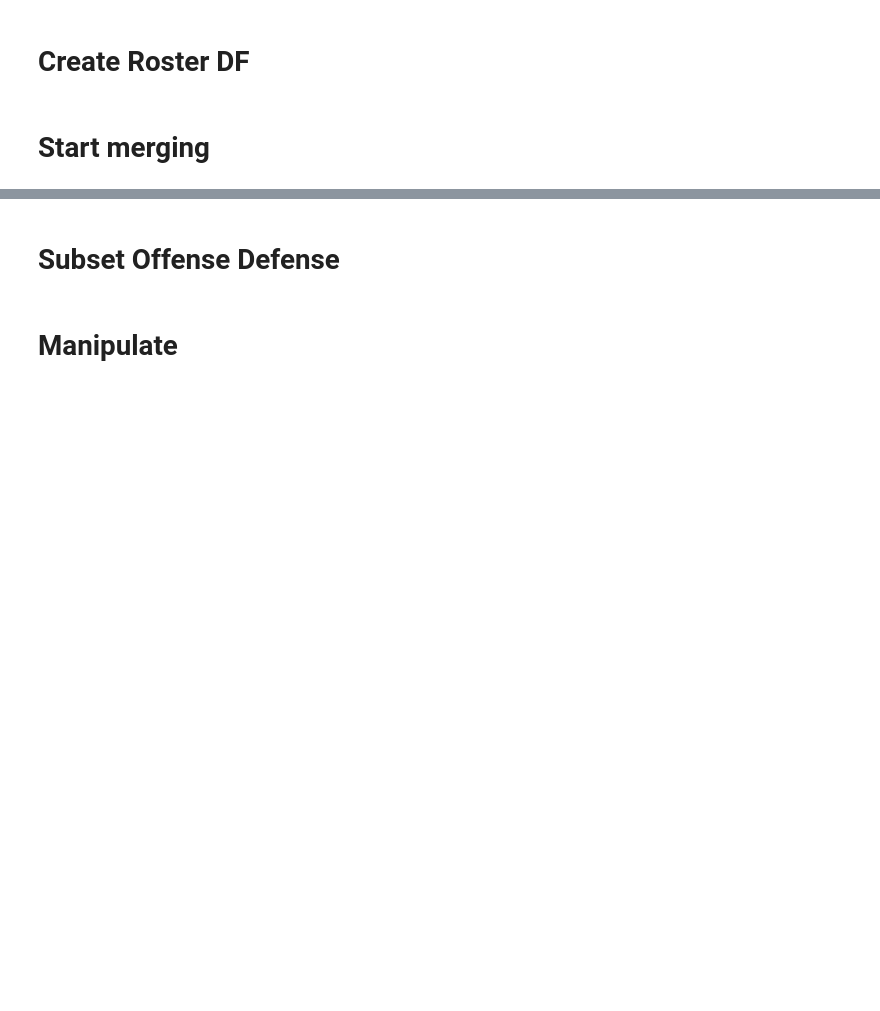
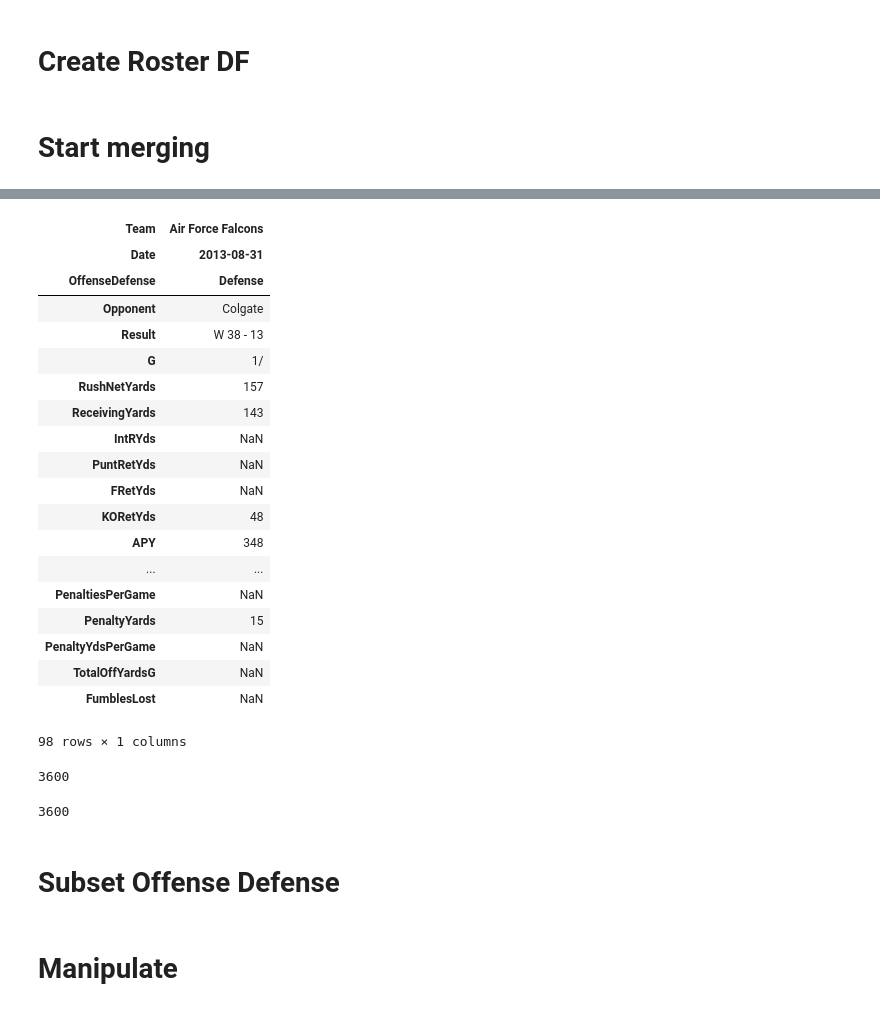
Before and after one commit to cjohns38/ncaafootball, a Jupyter notebook: StartingDataManipulation.ipynb, the cells around one changed output, grey strips where cells are left out. Saved outputs shown, nothing was run; the diff lists cells and outputs as text; code cells hidden in the pictures; blank space fills up the shorter version.

```diff
--- a/StartingDataManipulation.ipynb
+++ b/StartingDataManipulation.ipynb
@@ -141,3 +141,24 @@ for f in targetfiles:
 # Concatenate the data together and drop duplicate column names
 master = pd.concat([v for k, v in dfs.items()], axis = 1)
 master = master.loc[:, ~master.columns.duplicated()]
+# %%
+def removeSlashes(row):
+    """ Remove slashes from some of the variables"""
+    global cols
+    out = []
+    for cell in cols[3:]:
+        if cell == 'TOP' and ":" not in row[cell]:
+            val = pd.to_datetime(float(row['TOP']),unit='s')
+            out.append(val)
+        elif cell == 'TOP' and ":" in row[cell]:
+            val = pd.to_datetime(row['TOP'], format='%M:%S')
+            out.append(val)
+        try:
+            val = row[cell].replace("/","")
+            out.append(float(val))
+        except:
+            out.append(float(row[cell]))
+    return pd.Series(out)
+# %%
+cols = master.columns
+master[cols[3:]] = master.apply(lambda x: removeSlashes(x), axis =1)
@@ -144,6 +167,42 @@ master = master.loc[:, ~master.columns.duplicated()]
+# %%
+#df.iloc[df.index.get_level_values('A') == 1]
+
+master.iloc[(master.index.get_level_values('Team') == 'Air Force Falcons') &
+            (master.index.get_level_values('OffenseDefense') == 'Defense') &
+            (master.index.get_level_values('Date') == '2013-08-31 00:00:00' )
+           ].T
+# %% [output]
+| Team | Air Force Falcons |
+| Date | 2013-08-31 |
+| OffenseDefense | Defense |
+| Opponent | Colgate |
+| Result | W 38 - 13 |
+| G | 1/ |
+| RushNetYards | 157 |
+| ReceivingYards | 143 |
+| IntRYds | NaN |
+| PuntRetYds | NaN |
+| FRetYds | NaN |
+| KORetYds | 48 |
+| APY | 348 |
+| ... | ... |
+| PenaltiesPerGame | NaN |
+| PenaltyYards | 15 |
+| PenaltyYdsPerGame | NaN |
+| TotalOffYardsG | NaN |
+| FumblesLost | NaN |
+98 rows × 1 columns
 # %%
 # Create new variables
 master[['opponent', 'home', 'WinLoss','Overtime', 'team_score', 'opponent_score']] = master.apply(lambda x: createvariables(x), axis = 1)
+# %%
+1977 + 1623
+# %% [output]
+3600
+# %%
+19
+# %% [output]
+3600
 # %% [markdown]
 # Subset Offense Defense
 # %%
```
Also changed, not shown: parts of 5 cells of this notebook.
